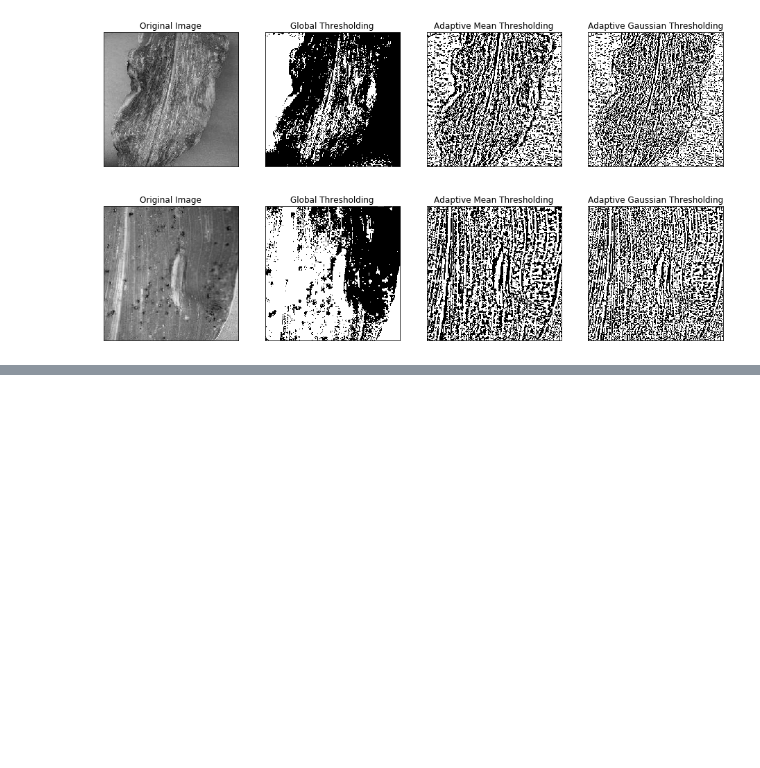
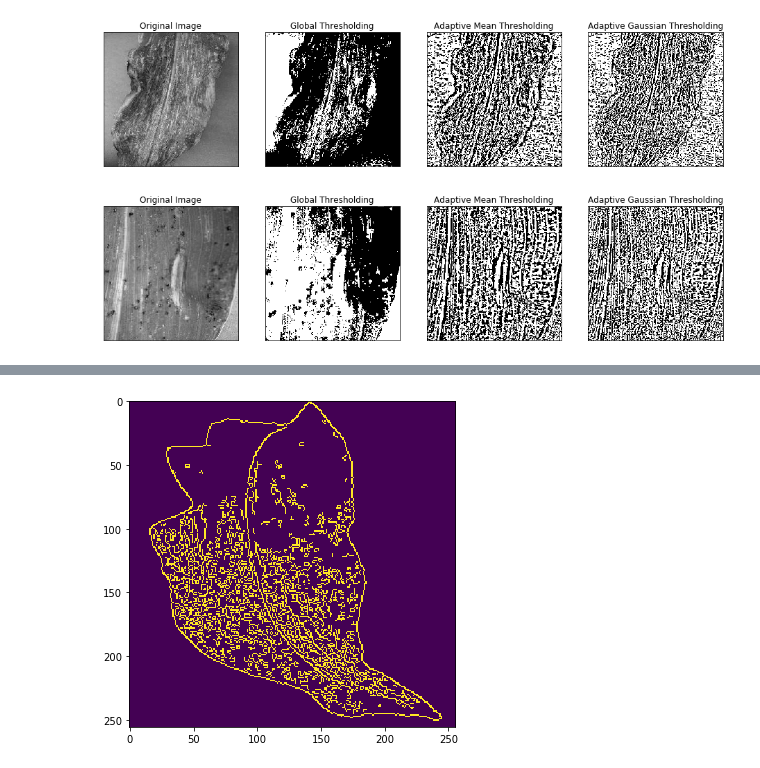
Before and after one commit to lyleokoth/maize-disease-detection, a Jupyter notebook: notebooks/Data Exploration 3.ipynb, the cells around one changed output, grey strips where cells are left out. Drawn from its saved outputs; the diff is of its cells as text; code cells hidden in the pictures; blank space fills up the shorter version.

```diff
--- a/notebooks/Data Exploration 3.ipynb
+++ b/notebooks/Data Exploration 3.ipynb
@@ -245,0 +257,4 @@ plot_threshold_images(nothern_leaf_blight_images_threshed, nothern_leaf_blight_i
+# %%
+detect_edges_color(common_rust_images[0])
+# %% [output]
+[figure, added]
```
Also changed, not shown: parts of 21 cells of this notebook, 7 other files.
